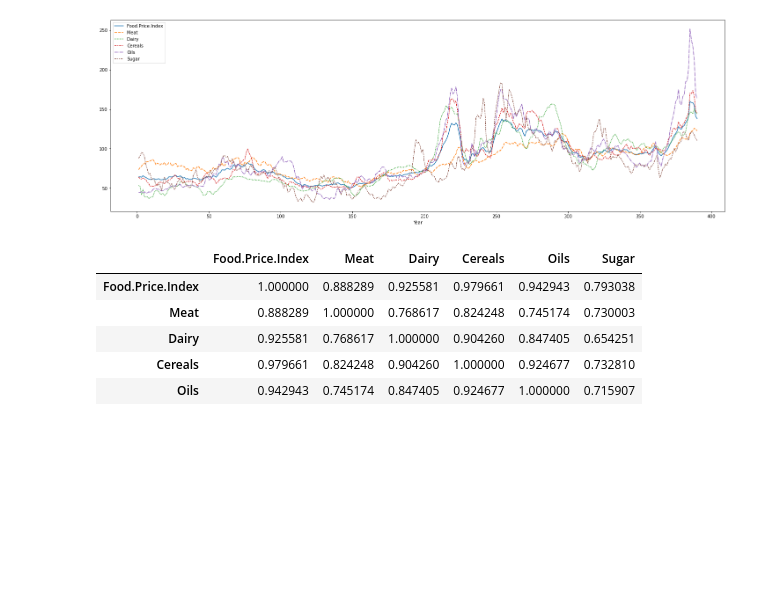
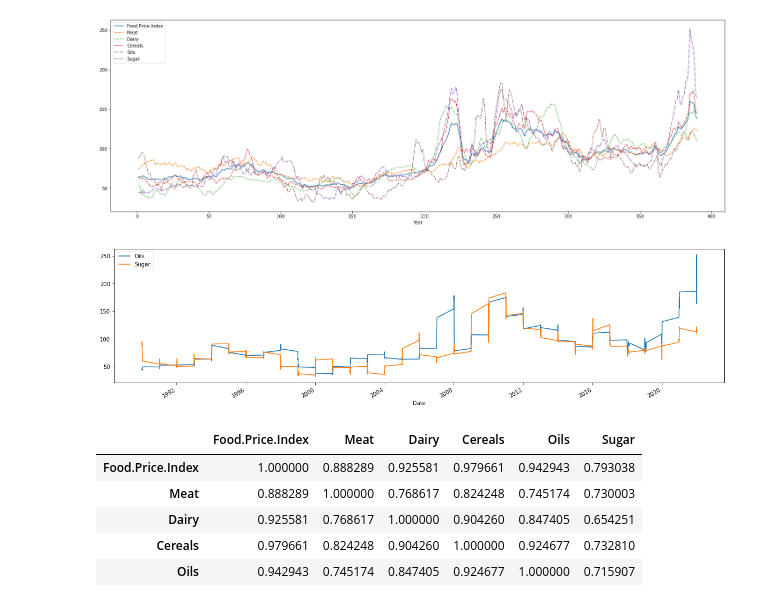
Before and after one commit to mateuszreliga/Global_food_prices, a Jupyter notebook: GFP.ipynb, the cells around one changed output. Drawn from its saved outputs; the diff is of its cells as text; code cells hidden in the pictures; blank space fills up the shorter version.

Commit message:
oil sugar plot added

```diff
--- a/GFP.ipynb
+++ b/GFP.ipynb
@@ -88,6 +88,12 @@ plt.xlabel("Year")
 plt.show();
 # %% [output]
 [figure]
+# %%
+
+df.plot(x="Date", y=["Oils","Sugar"], figsize=(20,5))
+plt.show()
+# %% [output]
+[figure, added]
 # %%
 df_corr = df.corr()
 # %%
```
